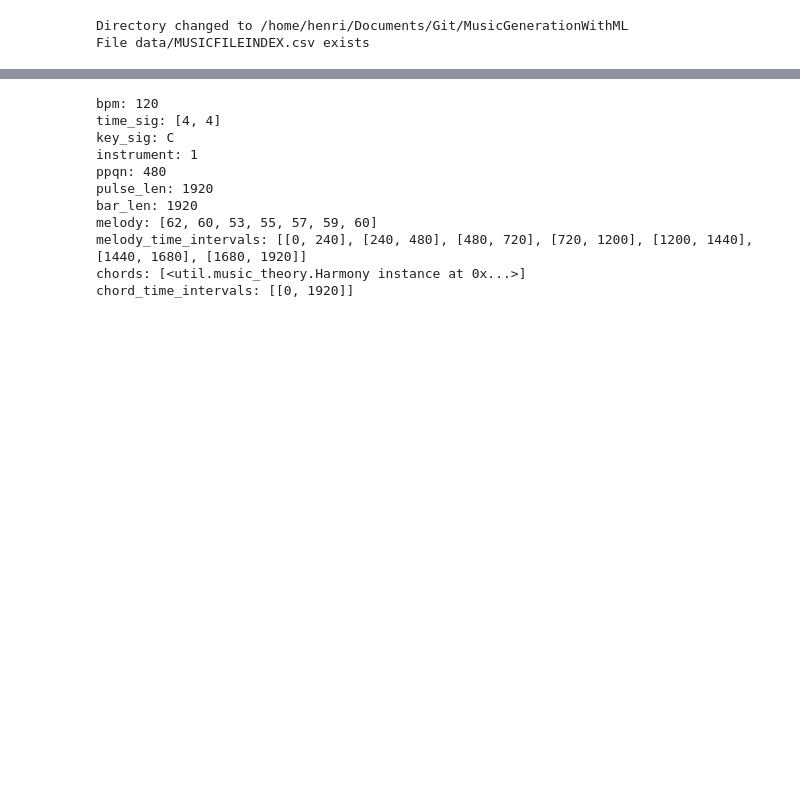
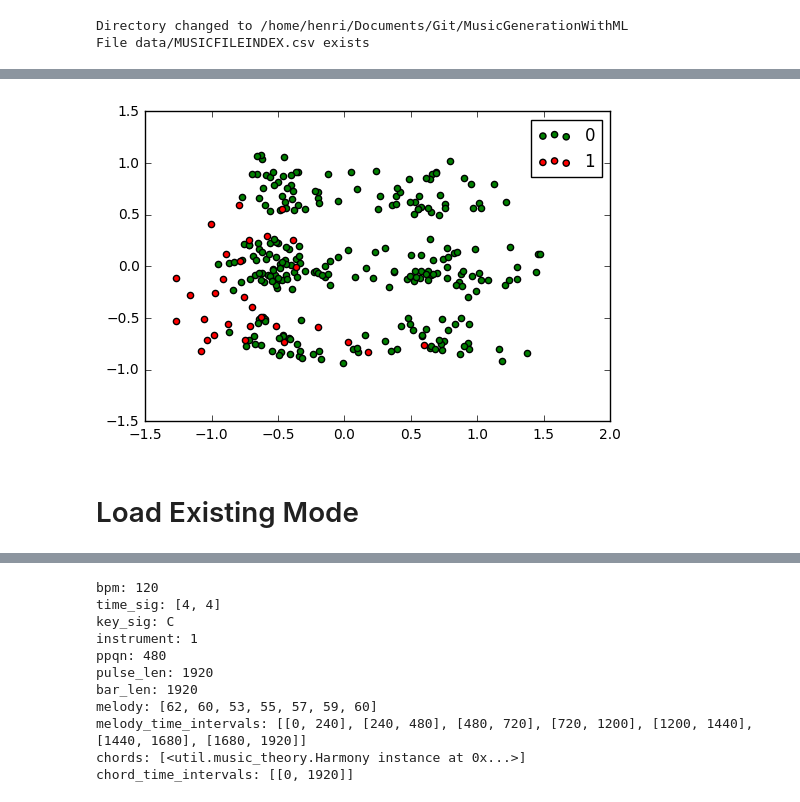
Before and after one commit to herougo/MusicGenerationWithML, a Jupyter notebook: notebooks/MusicGenerationNotebook.ipynb, the cells around one changed output, grey strips where cells are left out. Drawn from its saved outputs; the diff is of its cells as text; code cells hidden in the pictures; blank space fills up the shorter version.

```diff
--- a/notebooks/MusicGenerationNotebook.ipynb
+++ b/notebooks/MusicGenerationNotebook.ipynb
@@ -18,0 +129,4 @@ File data/MUSICFILEINDEX.csv exists
+# %%
+file_path = 'data/MusicRatingData.csv'
+df = pd.read_csv(file_path, header=0)
+df
@@ -18,0 +152,5 @@ File data/MUSICFILEINDEX.csv exists
+# %%
+columns = "file_path,part,real_music,#_direction_changes,ratio_non_ct_step_from_ct,ratio_longest_note_in_chord,interval_occurrence_dot_prod,ratio_non_ct_step_to_ct,ratio_notes_fitting_chord,ratio_ct_reached,total_melody_distance,ratio_notes_fitting_chord_w_duration,total_leap_distance,n_notes,n_bars,is_major,max_interval,interval_distance_median,last_note_in_chord,pickup_beat_len,start_rest_len,max_interval_duration_ratio,interval_skewness,n_distinct_pitches,leap_proportion,ratio_tonic_of_chord_reached,max_note_break"
+remove_columns = "file_path,is_major,part" #+ ",ratio_ct_reached,ratio_longest_note_in_chord,max_note_break"
+mutate_columns = "total_melody_distance,total_leap_distance,n_notes,n_bars,pickup_beat_len,#_direction_changes"
+label_column = "real_music"
@@ -18,0 +352,4 @@ File data/MUSICFILEINDEX.csv exists
+# %%
+pca = PCA(n_components=2)
+data_2d = pca.fit_transform(data)
+data_2d
@@ -18,0 +374,4 @@ File data/MUSICFILEINDEX.csv exists
+# %%
+scatter(data_2d[:,0], data_2d[:,1], labels)
+# %% [output]
+[figure, added]
@@ -18,0 +382,2 @@ File data/MUSICFILEINDEX.csv exists
+# %% [markdown]
+# Load Existing Mode
```
Also changed, not shown: parts of 53 cells of this notebook, 7 other files.
